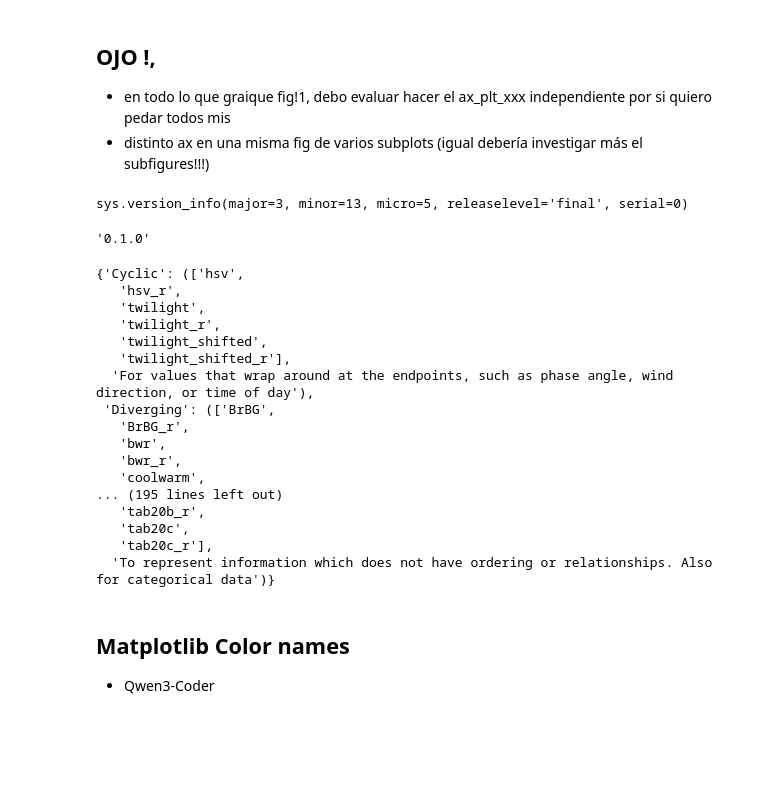
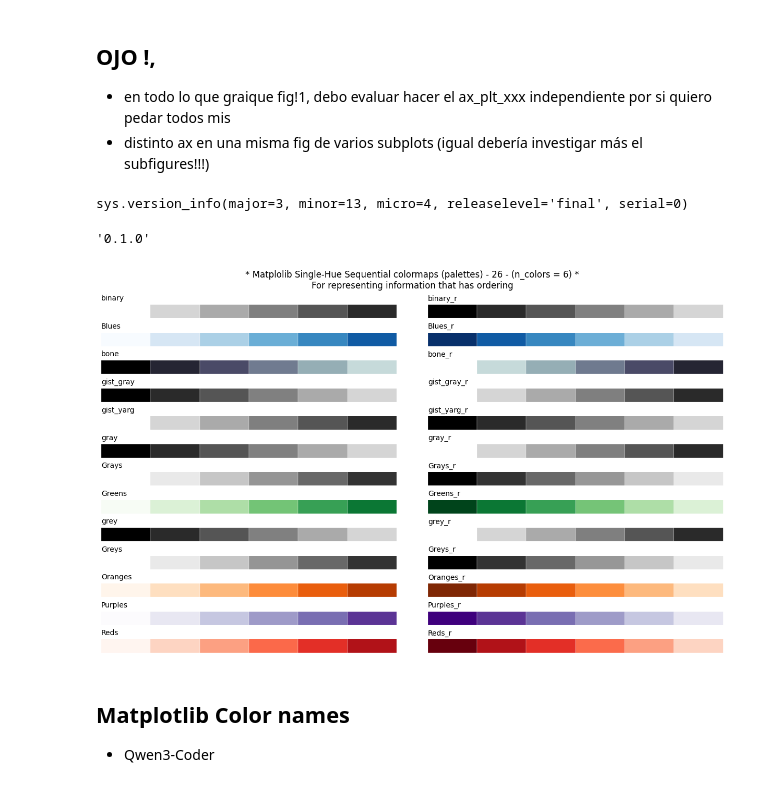
Before and after one commit to jmonti-gh/jm_utils, a Jupyter notebook: dev/plt_colors.ipynb, the cells around one changed output. Cells and saved outputs as stored; diff of their text form; code cells hidden in the pictures; blank space fills up the shorter version.

```diff
--- a/dev/plt_colors.ipynb
+++ b/dev/plt_colors.ipynb
@@ -41,13 +41,14 @@ import matplotlib as mpl
 # Local Libs
 from jm_utils.data import plt_functions as plt_func
 from jm_utils.data.pd_functions import to_series
-import jm_utils.data.mpl_colors as mpl_colors
+import jm_utils.data.mpl_tints as mpl_tints
+
 
 plt_func.__version__
 # print(f"{mpl.__version__ = }")  # 3.10.13
 sys.version
 print(sys.version_info)
-mpl_colors.__version__
+mpl_tints.__version__
 # %% [output]
-sys.version_info(major=3, minor=13, micro=5, releaselevel='final', serial=0)
+sys.version_info(major=3, minor=13, micro=4, releaselevel='final', serial=0)
 '0.1.0'
@@ -54,27 +59,14 @@ sys.version_info(major=3, minor=13, micro=5, releaselevel='final', serial=0)
 # %%
-mpl_colors.MPL_CMAP_NAMES
+# mpl_colors.MPL_CMAP_NAMES
 # BIEN eso del dic-- ALORA ver el dic de colors_names!!!
+# dir(mpl.colors)
-# %% [output]
-{'Cyclic': (['hsv',
-   'hsv_r',
-   'twilight',
-   'twilight_r',
-   'twilight_shifted',
-   'twilight_shifted_r'],
-  'For values that wrap around at the endpoints, such as phase angle, wind direction, or time of day'),
- 'Diverging': (['BrBG',
-   'BrBG_r',
-   'bwr',
-   'bwr_r',
-   'coolwarm',
-... (195 lines left out)
-   'tab20b_r',
-   'tab20c',
-   'tab20c_r'],
-  'To represent information which does not have ordering or relationships. Also for categorical data')}
 # %%
 # dir(plt_func)
 # fig = plt_func.show_plt_palettes('Cyclic')
+# %%
+fig = mpl_tints.plot_mpl_palettes('single-hue sequential', n_colors=6)
+# %% [output]
+[figure, added]
 # %% [markdown]
 ## Matplotlib Color names
 - Qwen3-Coder
```
Also changed, not shown: parts of 12 cells of this notebook, 2 other files.
